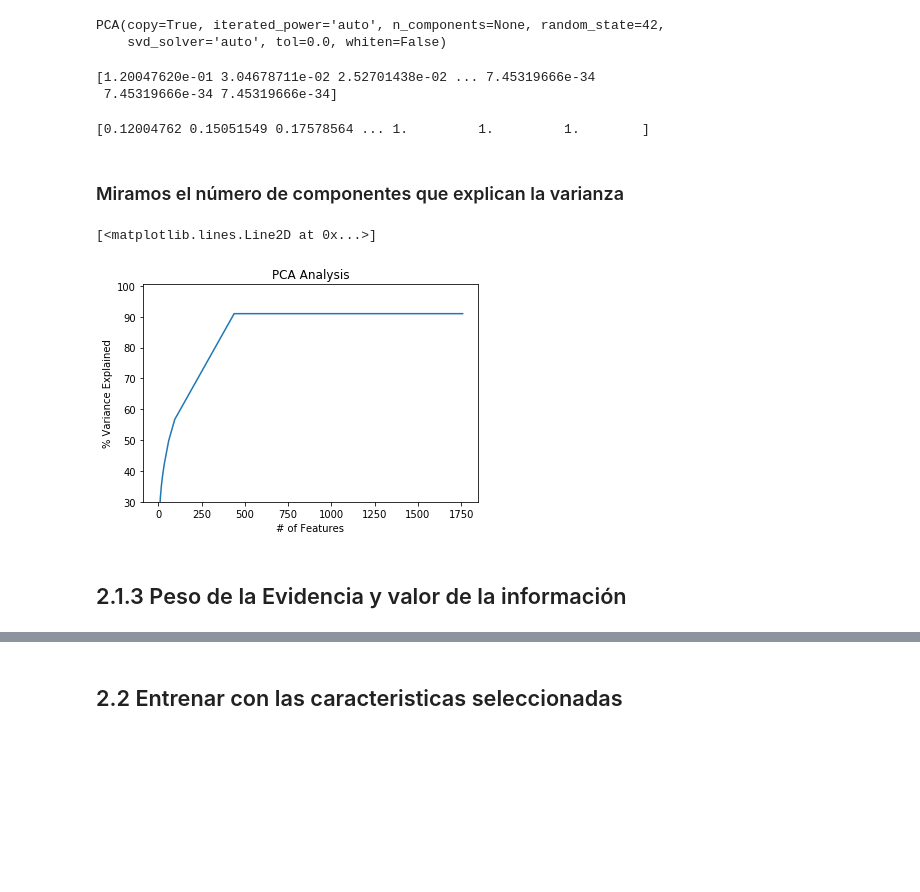
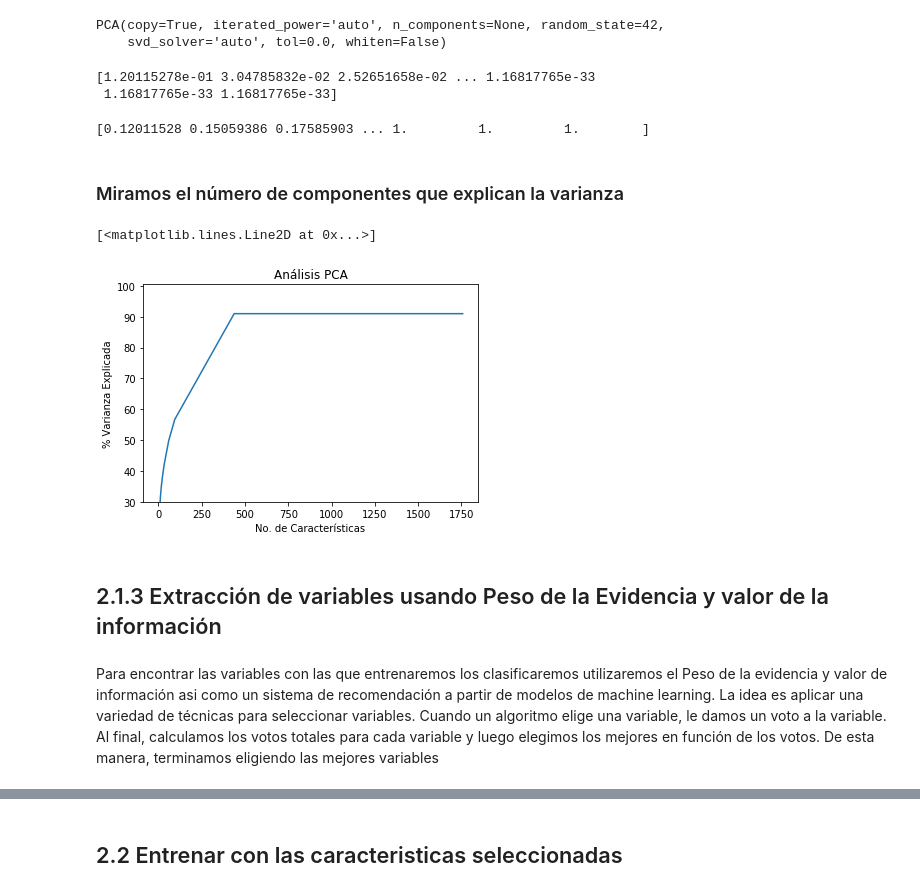
Before and after one commit to santyarboleda/Reconocimiento-de-Patrones, a Jupyter notebook: Competencia_RP.ipynb, the cells around one changed output, grey strips where cells are left out. Saved outputs shown, nothing was run; the diff lists cells and outputs as text; code cells hidden in the pictures; blank space fills up the shorter version.

```diff
--- a/Competencia_RP.ipynb
+++ b/Competencia_RP.ipynb
@@ -94,7 +96,7 @@ df_dep.head()
 5 rows × 1760 columns
 # %%
 # Creamos una columna enumerando cada fila
-df_dep = df_dep.assign(num=[0 + i for i in range(len(df_dep))])[['num'] + df_dep.columns.tolist()]
+#df_dep = df_dep.assign(num=[0 + i for i in range(len(df_dep))])[['num'] + df_dep.columns.tolist()]
 # %%
 df_dep.tail()
 # %% [output]
@@ -536,27 +508,29 @@ PCA(copy=True, iterated_power='auto', n_components=None, random_state=42,
 # %%
 print(pca.explained_variance_ratio_)
 # %% [output]
-[1.20047620e-01 3.04678711e-02 2.52701438e-02 ... 7.45319666e-34
- 7.45319666e-34 7.45319666e-34]
+[1.20115278e-01 3.04785832e-02 2.52651658e-02 ... 1.16817765e-33
+ 1.16817765e-33 1.16817765e-33]
 # %%
 print(pca.explained_variance_ratio_.cumsum())
 # %% [output]
-[0.12004762 0.15051549 0.17578564 ... 1.         1.         1.        ]
+[0.12011528 0.15059386 0.17585903 ... 1.         1.         1.        ]
 # %% [markdown]
 ### Miramos el número de componentes que explican la varianza
 # %%
 variance = pca.explained_variance_ratio_ #calculate variance ratios
 var=np.cumsum(np.round(pca.explained_variance_ratio_, decimals=3)*100)
 # %%
-plt.ylabel('% Variance Explained')
-plt.xlabel('# of Features')
-plt.title('PCA Analysis')
+plt.ylabel('% Varianza Explicada')
+plt.xlabel('No. de Características')
+plt.title('Análisis PCA')
 plt.ylim(30,100.5)
 plt.style.context('seaborn-whitegrid')
 plt.plot(var)
 # %% [output]
 [<matplotlib.lines.Line2D at 0x...>]
-[figure, old version]
+[figure, new version]
 # %% [markdown]
-## 2.1.3 Peso de la Evidencia y valor de la información
+## 2.1.3 Extracción de variables usando Peso de la Evidencia y valor de la información
+# %% [markdown]
+Para encontrar las variables con las que entrenaremos los clasificaremos utilizaremos el Peso de la evidencia y valor de información asi como un sistema de recomendación a partir de modelos de machine learning. La idea es aplicar una variedad de técnicas para seleccionar variables. Cuando un algoritmo elige una variable, le damos un voto a la variable. Al final, calculamos los votos totales para cada variable y luego elegimos los mejores en función de los votos. De esta manera, terminamos eligiendo las mejores variables
 # %%
```
Also changed, not shown: parts of 62 cells of this notebook.
